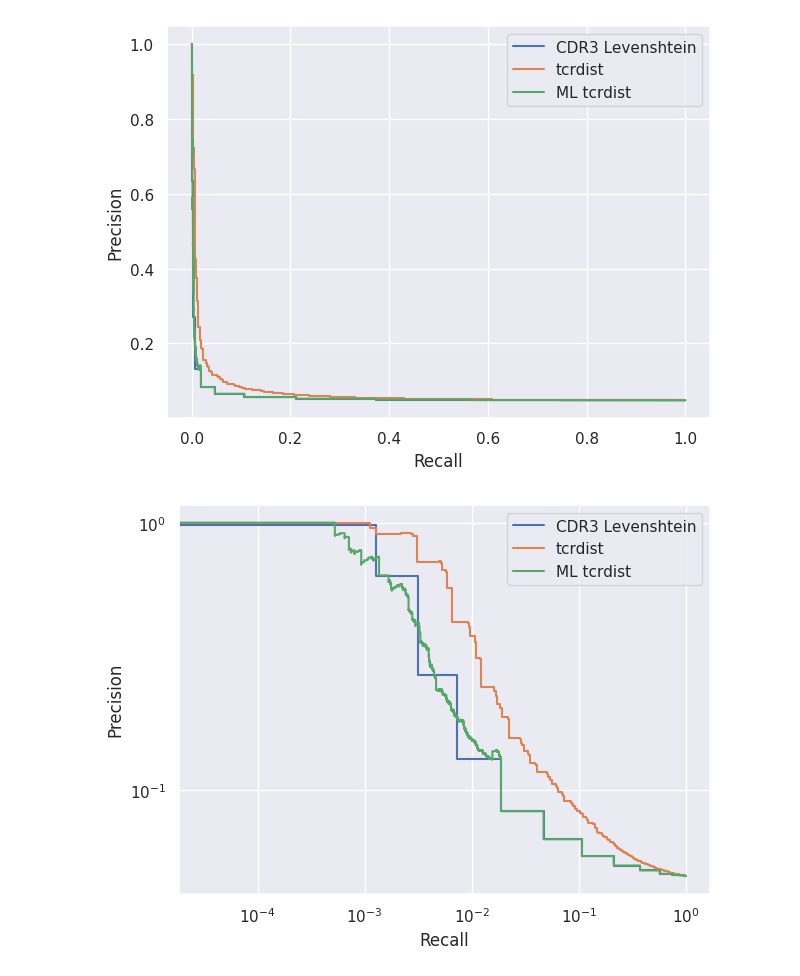
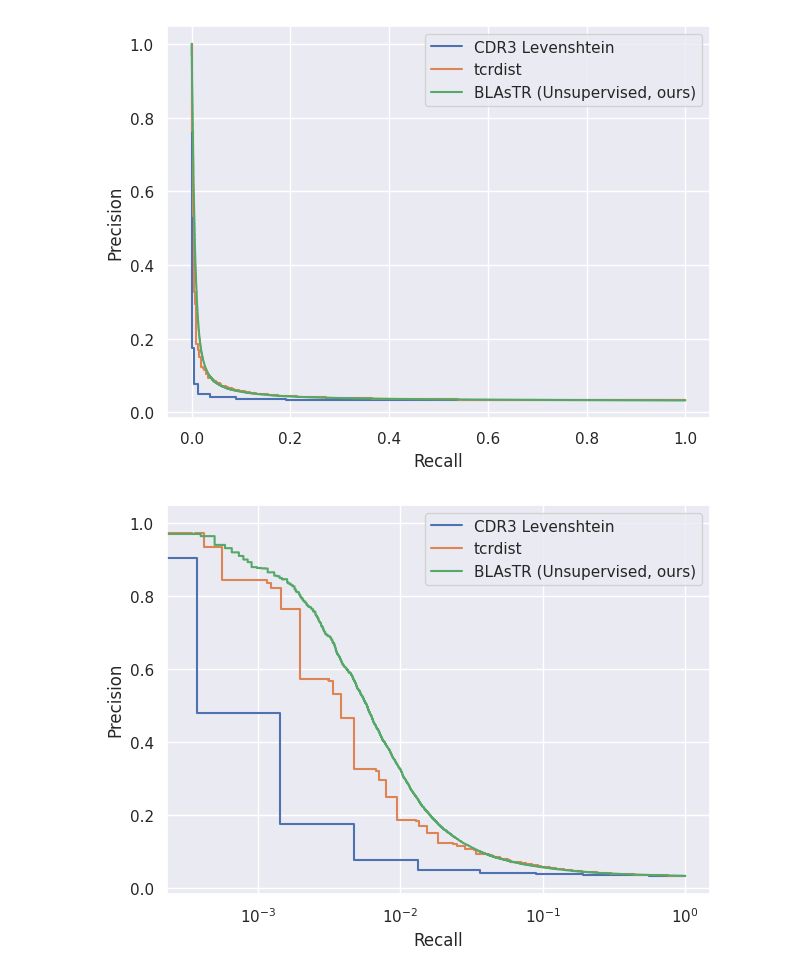
Before and after one commit to yutanagano/tcrlm, a Jupyter notebook: notebooks/misc/draw_multi_model_plots.ipynb, the cells around one changed output. Cells and saved outputs as stored; diff of their text form; code cells hidden in the pictures.

```diff
--- a/notebooks/misc/draw_multi_model_plots.ipynb
+++ b/notebooks/misc/draw_multi_model_plots.ipynb
@@ -23,17 +23,17 @@ sns.set_theme()
 MODELS = [
     "Beta_CDR3_Levenshtein",
     "Beta_tcrdist",
-    # "Beta_CDR_BERT_Unsupervised_Large_2",
+    "Beta_CDR_BERT_Unsupervised",
     # "Beta_CDR_BERT_Large",
-    "Beta_ML_tcrdist"
+    # "Beta_ML_tcrdist"
 ]
 
 MODEL_NAME_TRANSLATOR = {
     "Beta_CDR3_Levenshtein": "CDR3 Levenshtein",
     "Beta_tcrdist": "tcrdist",
-    # "Beta_CDR_BERT_Unsupervised_Large_2": "BLAsTR (Unsupervised, ours)",
+    "Beta_CDR_BERT_Unsupervised": "BLAsTR (Unsupervised, ours)",
     # "Beta_CDR_BERT_Large": "BLAsTR (ours)",
-    "Beta_ML_tcrdist": "ML tcrdist"
+    # "Beta_ML_tcrdist": "ML tcrdist"
 }
 # %%
 def read_precision_recall_results(model_name: str) -> dict:
@@ -71,29 +71,29 @@ plt.tight_layout()
 
 plt.savefig("linear_scale.png")
 # %% [output]
-[figure, old version]
+[figure, new version]
 # %%
 plt.figure()
 
 for model_name, data in precision_recall_dict.items():
     precision = get_precisions(data)
     recall = get_recalls(data)
 
     plt.step(recall, precision, label=model_name)
 
 plt.xscale("log")
-plt.yscale("log")
+# plt.yscale("log")
 
 plt.xlabel("Recall")
 plt.ylabel("Precision")
 
 plt.legend()
 
 plt.tight_layout()
 
 plt.savefig("log_scale.png")
 # %% [output]
-[figure, old version]
+[figure, new version]
 # %%
 plt.figure()
 
```
Also changed, not shown: parts of 1 cell of this notebook, 1 other file.
